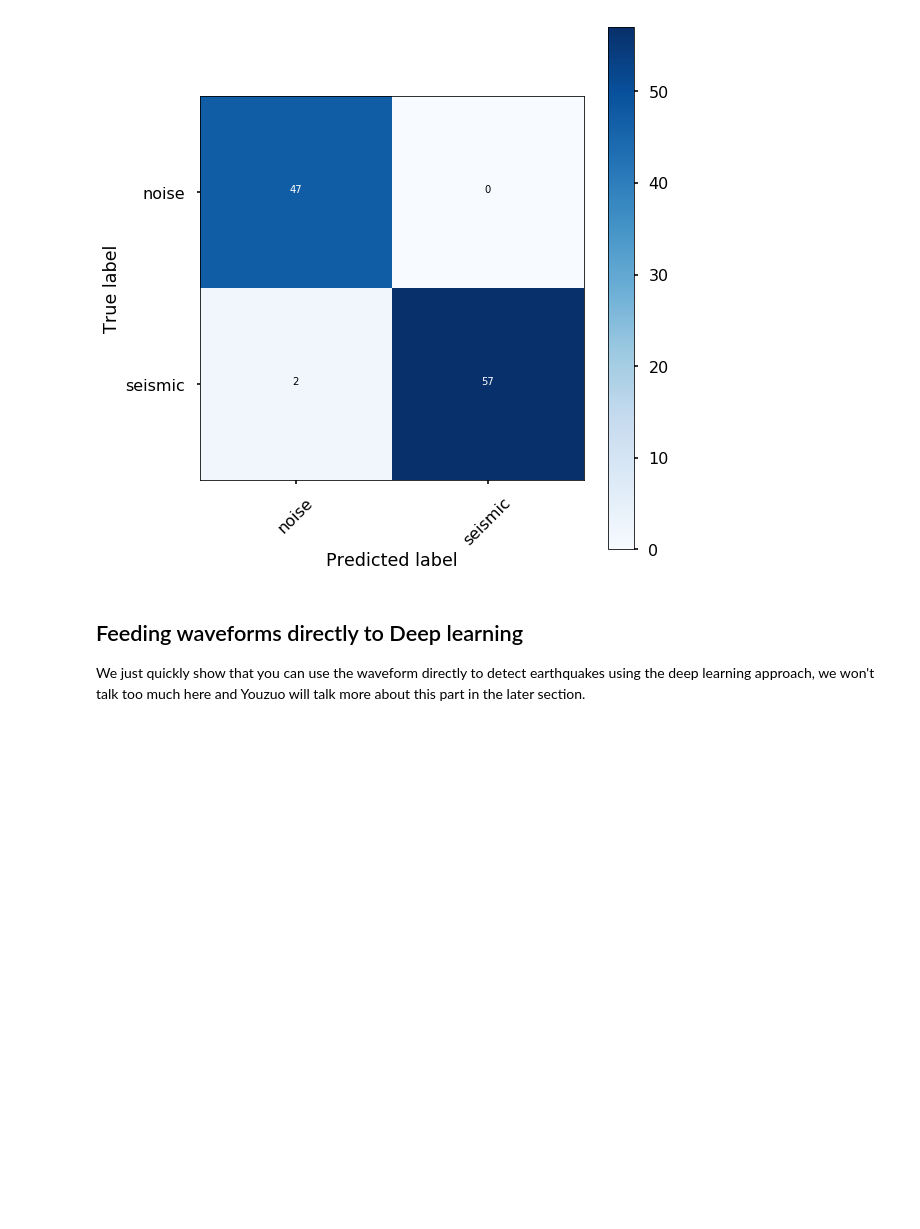
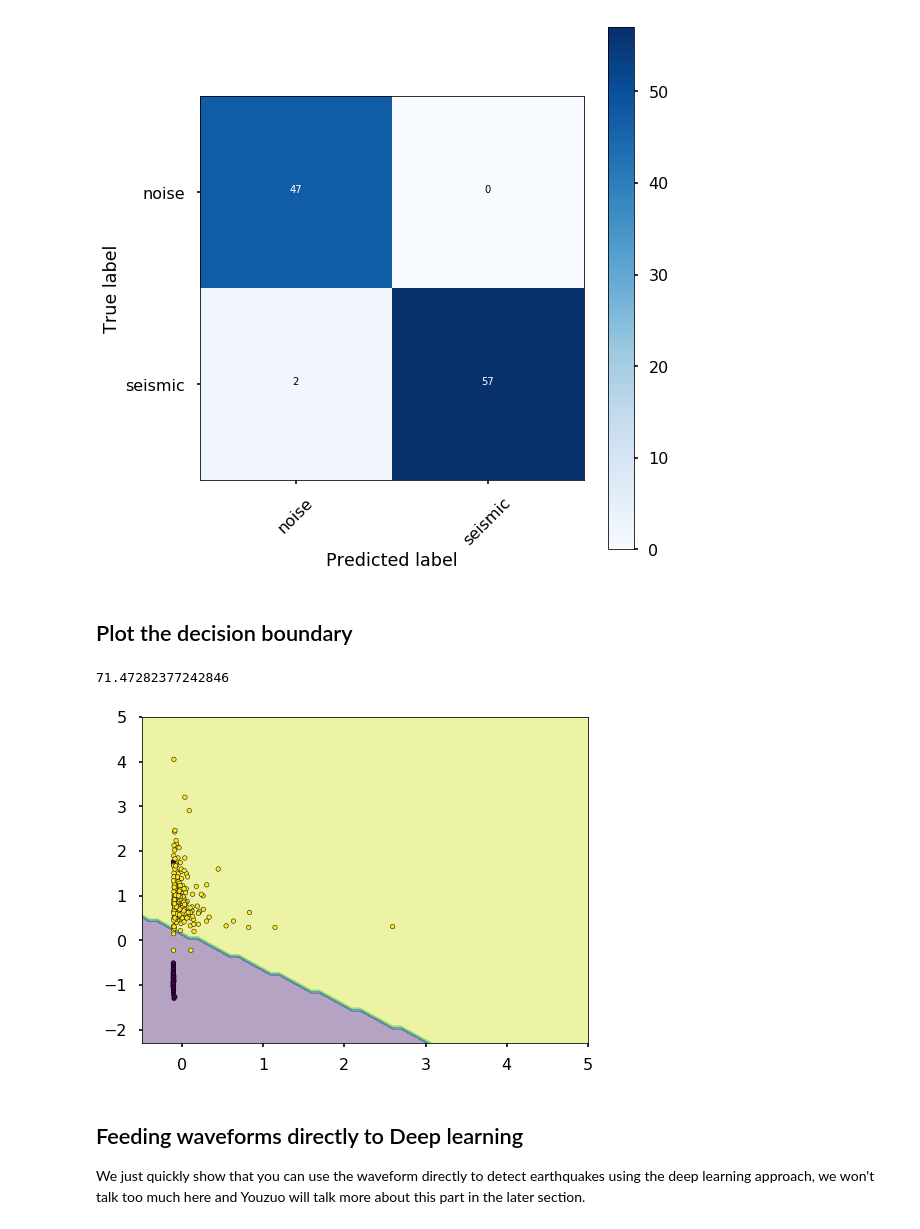
Before and after one commit to qingkaikong/SSA_Machine_Learning_2019, a Jupyter notebook: notebooks/04_classification_examples.ipynb, the cells around one changed output. Cells and saved outputs as stored; diff of their text form; code cells hidden in the pictures; blank space fills up the shorter version.

Commit message:
add decision boundary

```diff
--- a/notebooks/04_classification_examples.ipynb
+++ b/notebooks/04_classification_examples.ipynb
@@ -399,6 +399,30 @@ plt.xlabel('Predicted label')
 plt.show()
 # %% [output]
 [figure]
+# %% [markdown]
+## Plot the decision boundary
+# %%
+X[:, 0].min()
+# %% [output]
+71.47282377242846
+# %%
+# Plotting decision regions
+x_min, x_max = X_train_scale[:, 0].min() - 1, X_train_scale[:, 0].max() + 1
+y_min, y_max = X_train_scale[:, 1].min() - 1, X_train_scale[:, 1].max() + 1
+xx, yy = np.meshgrid(np.arange(x_min, x_max, 0.1),
+                     np.arange(y_min, y_max, 0.1))
+
+Z = mlp.predict(np.c_[xx.ravel(), yy.ravel()])
+Z = Z.reshape(xx.shape)
+# %%
+plt.figure(figsize = (8, 6))
+plt.contourf(xx, yy, Z, alpha=0.4)
+plt.scatter(X_train_scale[:, 0], X_train_scale[:, 1], c=y_train,
+                                  s=20, edgecolor='k')
+plt.xlim(-0.5, 5)
+plt.show()
+# %% [output]
+[figure, added]
 # %% [markdown]
 ## Feeding waveforms directly to Deep learning
 
```
Also changed, not shown: parts of 2 cells of this notebook.
